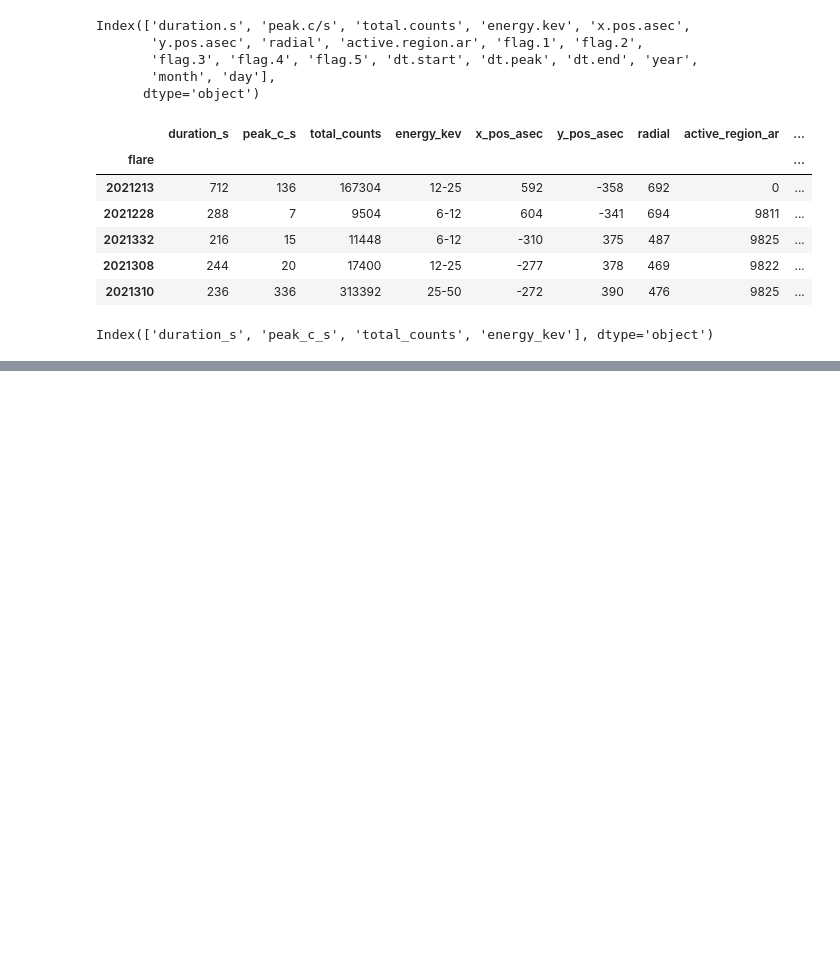
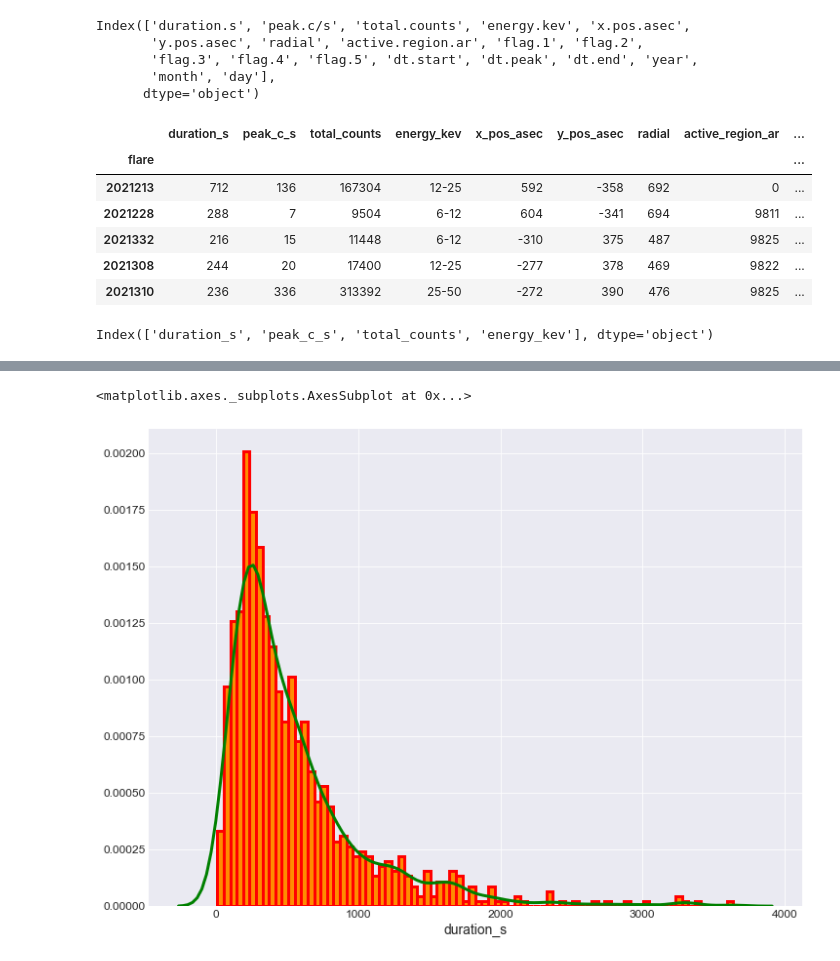
Before and after one commit to Byte7/Solar-Flares-Prediction-RHESSI-Mission, a Jupyter notebook: test_nbs.ipynb, the cells around one changed output, grey strips where cells are left out. Drawn from its saved outputs; the diff is of its cells as text; code cells hidden in the pictures; blank space fills up the shorter version.

```diff
--- a/test_nbs.ipynb
+++ b/test_nbs.ipynb
@@ -113,0 +95,6 @@ sns.pairplot(data=data_part, hue='energy_kev', vars=['duration_s', 'peak_c_s', '
+# %%
+sns.distplot(data_part['duration_s'], bins=80, kde_kws=dict(color='green', lw=3),
+             hist_kws=dict(alpha=1, color= 'darkorange',edgecolor='red', lw=3))
+# %% [output]
+<matplotlib.axes._subplots.AxesSubplot at 0x...>
+[figure, added]
```
Also changed, not shown: parts of 8 cells of this notebook.
